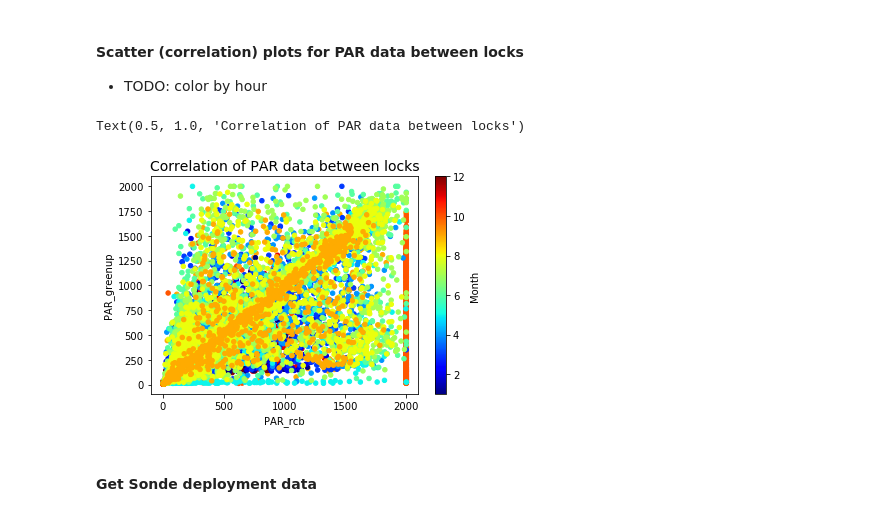
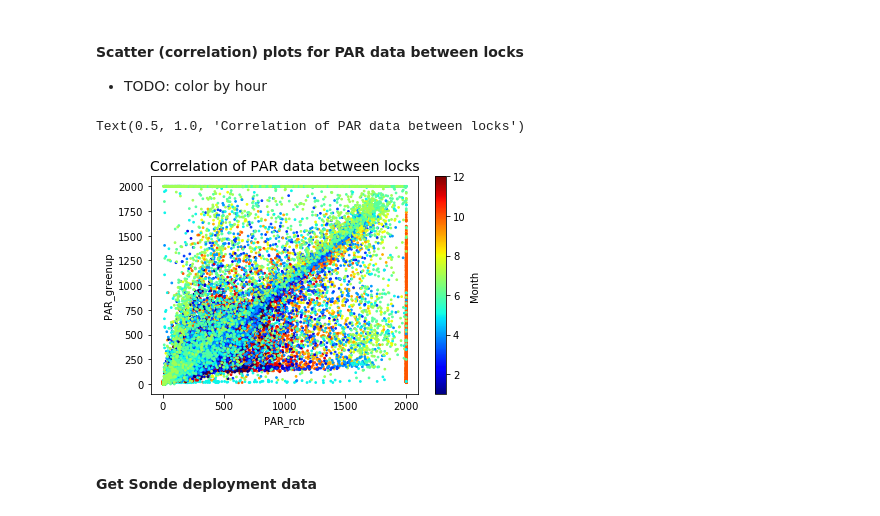
Before and after one commit to JackS9/jupyter-scipy-geo-notebook, a Jupyter notebook: notebooks/Greenup_transects.ipynb, the cells around one changed output. Saved outputs shown, nothing was run; the diff lists cells and outputs as text; code cells hidden in the pictures.

```diff
--- a/notebooks/Greenup_transects.ipynb
+++ b/notebooks/Greenup_transects.ipynb
@@ -129,5 +132,12 @@ ohio_river_sites = gpd.GeoDataFrame(ohio_river_sites.drop(['Latitude','Longitude
 # %%
 ohio_map = folium.Map([38.6, -82.5],zoom_start=10,tiles=None)
+plugins.ScrollZoomToggler().add_to(ohio_map)
+plugins.Fullscreen(
+    position='bottomright',
+    title='Full Screen',
+    title_cancel='Exit Full Screen',
+    force_separate_button=True
+).add_to(ohio_map)
 
 for i, row in ohio_river_sites.iterrows():
     coord = [row.geometry.y,row.geometry.x]
@@ -165,7 +175,7 @@ for i, row in ohio_river_sites.iterrows():
             folium.GeoJson(comid_url+"/navigate/UT"+nav_params,name="Tributaries Upstream",show=False).add_to(ohio_map)
             folium.GeoJson(comid_url+"/navigate/UM/nwissite"+nav_params,name="NWIS Sites Upstream Main",show=False).add_to(ohio_map)
             folium.GeoJson(comid_url+"/navigate/UM/huc12pp"+nav_params,name="HUC12 Pour Points Upstream Main",show=False).add_to(ohio_map)
-            folium.GeoJson(comid_url+"/navigate/UM/wqp"+nav_params,name="WQP Stations Upstream Main",show=False).add_to(ohio_map)
+            folium.GeoJson(comid_url+"/navigate/UM/wqp"+nav_params,name="WQP Stations Upstream Main",show=False).add_to(ohio_map) #TODO: Loop over list and get identifier, get data request to station
             folium.GeoJson(comid_url+"/navigate/DM",name="Downstream Main",show=False).add_to(ohio_map)
             folium.GeoJson(comid_url+"/navigate/DD"+nav_params,name="Downstream Diversions",show=False).add_to(ohio_map)
             folium.GeoJson(comid_url+"/navigate/DM/nwissite"+nav_params,name="NWIS Sites Downstream Main",show=False).add_to(ohio_map)
@@ -183,7 +193,11 @@ for i, row in ohio_river_sites.iterrows():
         color = 'red'
         fill = True
         fill_color = color
-        html += '<br><a href=\"https://www.lrh.usace.army.mil/Missions/Civil-Works/Locks-and-Dams/{0:s}'.format(row['USACE Code'])+'\",target=\"_blank\">Data for Locks and Dams at {0:s}'.format(row['Name'])+'</a>'
+        html += '<br><a href=\"https://www.lrh.usace.army.mil/Missions/Civil-Works/Locks-and-Dams/{0:s}'.format(row['USACE Code'])+'\",target=\"_blank\">USACE Data for Locks and Dams at {0:s}'.format(row['Name'])+'</a>'
+        if (row.Name == 'Greenup'):
+            html += '<br><a href=\"https://v2.wqdatalive.com/project/view/1010/?d=1168\",target=\"_blank\">WQData Live data at {0:s} Locks and Dams'.format(row['Name'])+'</a>'
+        elif (row.Name == 'RC Byrd'):
+            html += '<br><a href=\"https://v2.wqdatalive.com/project/view/1010/?d=1169\",target=\"_blank\">WQData Live data at {0:s} Locks and Dams'.format(row['Name'])+'</a>'
     elif (row.Type == 'ORSANCO'):
         marker_type = 'circle'
         radius = 5
@@ -539,7 +557,7 @@ locks_sonde = pd.read_csv('data/Greenup/locks_sonde_3.csv')
 # %% [markdown]
 #### Get PAR data at locks
 # %%
-locks_par = pd.read_csv('data/Greenup/locks_par_3.csv')
+locks_par = pd.read_csv('data/Greenup/locks_par_4.csv')
 # %% [markdown]
 #### Create Date-Time field as index
 # %%
@@ -555,7 +573,7 @@ locks_sonde['Month'] = locks_sonde.index.month
 locks_sonde['Hour'] = locks_sonde.index.hour
 # %%
 def datetime_par(row):
-    pattern = '%m/%d/%y-%H:%M:%S %p'
+    pattern = '%m/%d/%y-%H:%M:%S'
     dt = row['Date']+'-'+row['Time']
     return pd.to_datetime(time.mktime(time.strptime(dt,pattern)),unit='s')
 
@@ -731,11 +749,11 @@ interactive(children=(Dropdown(description='YProperty', options=('ODO mg/L', 'Ch
  * TODO:  color by hour
 # %%
 fig, ax = plt.subplots()
-locks_par.plot.scatter(ax=ax,x='PAR_rcb',y='PAR_greenup',c='Month',cmap='jet')
+locks_par.plot.scatter(ax=ax,x='PAR_rcb',y='PAR_greenup',c='Month',cmap='jet',s=3)
 ax.set_title("Correlation of PAR data between locks",fontsize=14)
 # %% [output]
 Text(0.5, 1.0, 'Correlation of PAR data between locks')
-[figure, old version]
+[figure, new version]
 # %% [markdown]
 #### Get Sonde deployment data
 # %%
```
Also changed, not shown: parts of 51 cells of this notebook, 5 other files.
